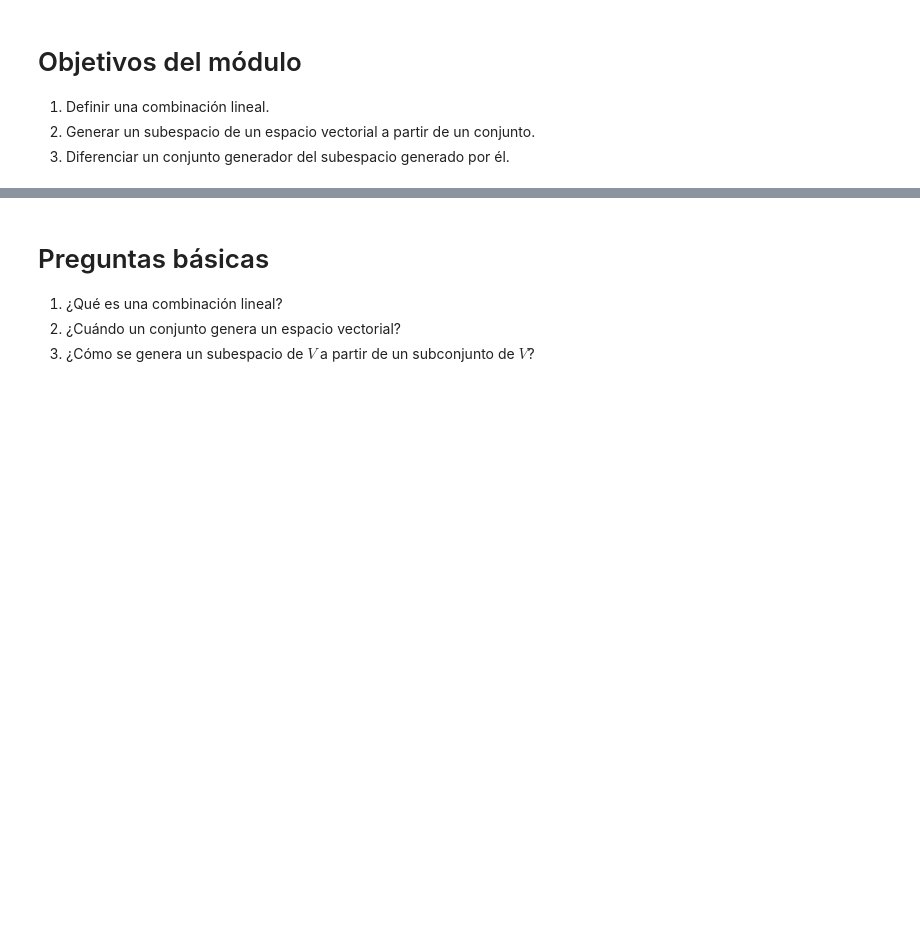
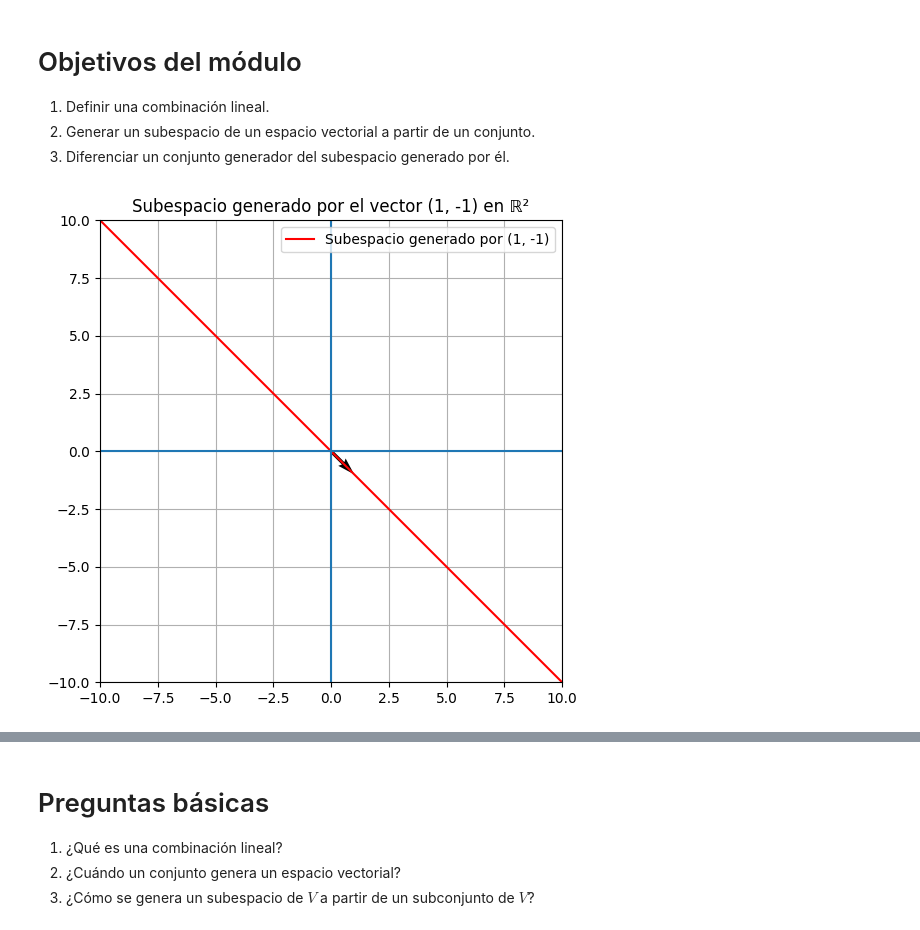
Before and after one commit to marco-canas/linear_algebra, a Jupyter notebook: 3_clases_segun_clara_mejia_laverde/1_cap/3_modulo/3_modulo.ipynb, the cells around one changed output, grey strips where cells are left out. Cells and saved outputs as stored; diff of their text form; code cells hidden in the pictures; blank space fills up the shorter version.

```diff
--- a/3_clases_segun_clara_mejia_laverde/1_cap/3_modulo/3_modulo.ipynb
+++ b/3_clases_segun_clara_mejia_laverde/1_cap/3_modulo/3_modulo.ipynb
@@ -124,3 +124,44 @@ El enfoque STEAMS en educación preescolar, primaria y secundaria es una extensi
 1. Definir una combinación lineal.
 2. Generar un subespacio de un espacio vectorial a partir de un conjunto.
 3. Diferenciar un conjunto generador del subespacio generado por él.
+# %%
+# Veamos un ejemplo de subespacio generado por un conjunto de vectores.
+import numpy as np
+import matplotlib.pyplot as plt
+
+# Vector generador
+v = np.array([1, -1])
+
+# Parámetro escalar t
+t = np.linspace(-10, 10, 200)
+
+# Subespacio generado: combinaciones escalares de v
+x = t * v[0]
+y = t * v[1]
+
+# Crear figura
+plt.figure(figsize=(6,6))
+
+# Graficar la recta (subespacio generado)
+plt.plot(x, y, label='Subespacio generado por (1, -1)', color = 'red')
+
+# Graficar el vector generador
+plt.quiver(0, 0, v[0], v[1], angles='xy', scale_units='xy', scale=1)
+
+# Ejes coordenados
+plt.axhline(0)
+plt.axvline(0)
+
+# Configuración visual
+plt.gca().set_aspect('equal', adjustable='box')
+plt.xlim(-10, 10)
+plt.ylim(-10, 10)
+plt.grid(True)
+plt.legend()
+
+# Título
+plt.title('Subespacio generado por el vector (1, -1) en ℝ²')
+plt.savefig(r"C:\Users\marco\Downloads\subespacio_generado_por_un_vector.png")
+plt.show()
+# %% [output]
+[figure, added]
```
Also changed, not shown: parts of 2 cells of this notebook, 2 other files.
